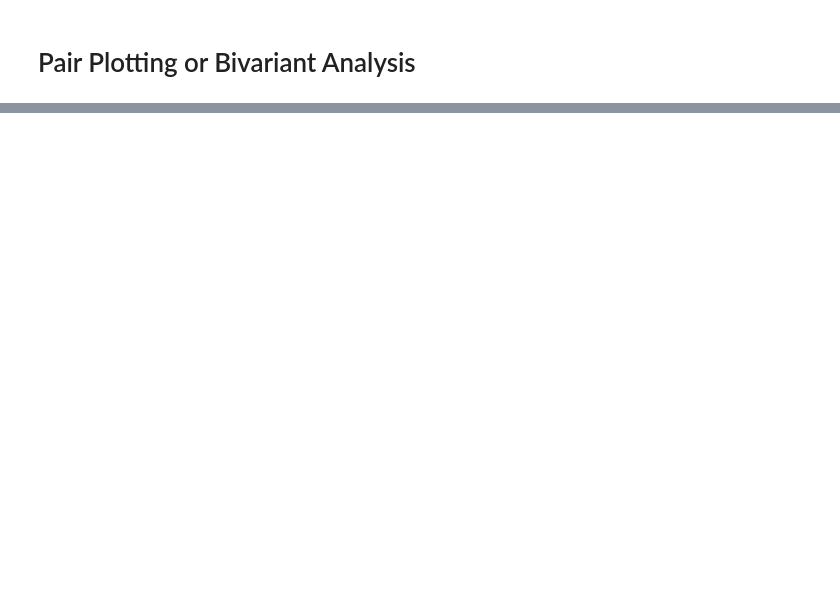
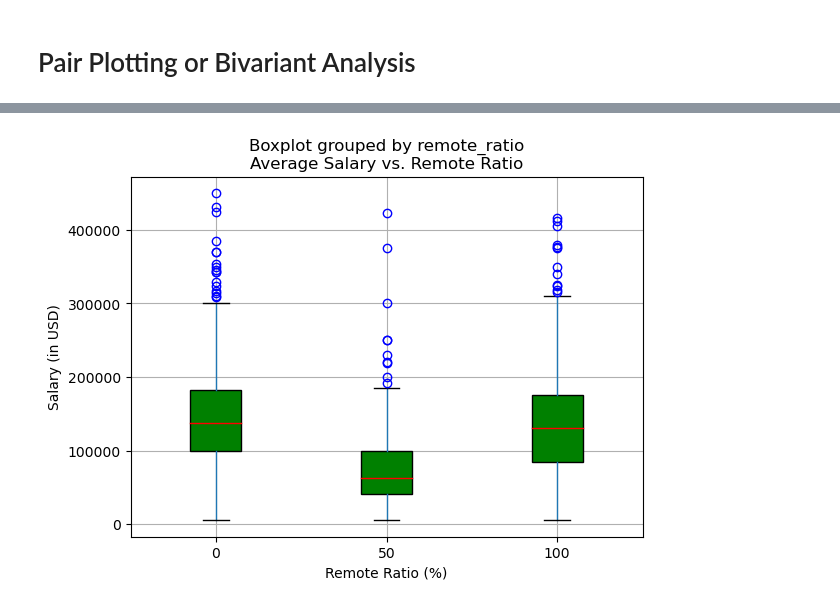
Before and after one commit to garimac12/project_acai, a Jupyter notebook: Project_NN.ipynb, the cells around one changed output, grey strips where cells are left out. Cells and saved outputs as stored; diff of their text form; code cells hidden in the pictures; blank space fills up the shorter version.

```diff
--- a/Project_NN.ipynb
+++ b/Project_NN.ipynb
@@ -292,0 +122,24 @@ plt.plot(
+# %%
+# Salary vs. Experience Level
+a="blue"
+b="red"
+c="green"
+df.boxplot(
+    column=["salary_in_usd"],
+    by=["remote_ratio"],
+    patch_artist=True,
+    boxprops=dict(facecolor=c),
+    flierprops=dict(color=a, markeredgecolor=a),
+    medianprops=dict(color=b)
+)
+plt.title('Average Salary vs. Remote Ratio')
+plt.xlabel('Remote Ratio (%)')
+plt.ylabel('Salary (in USD)')
+plt.show()
+
+
+# If we analyze this box plot for the given dataset, we can see that hybrid model
+#does not work well in terms of salaries withdrawn from the company. Even if we choose 100 percent remote
+#, we may be able to get much better salaries than in hybrid model.
+# %% [output]
+[figure, added]
```
Also changed, not shown: parts of 28 cells of this notebook.
